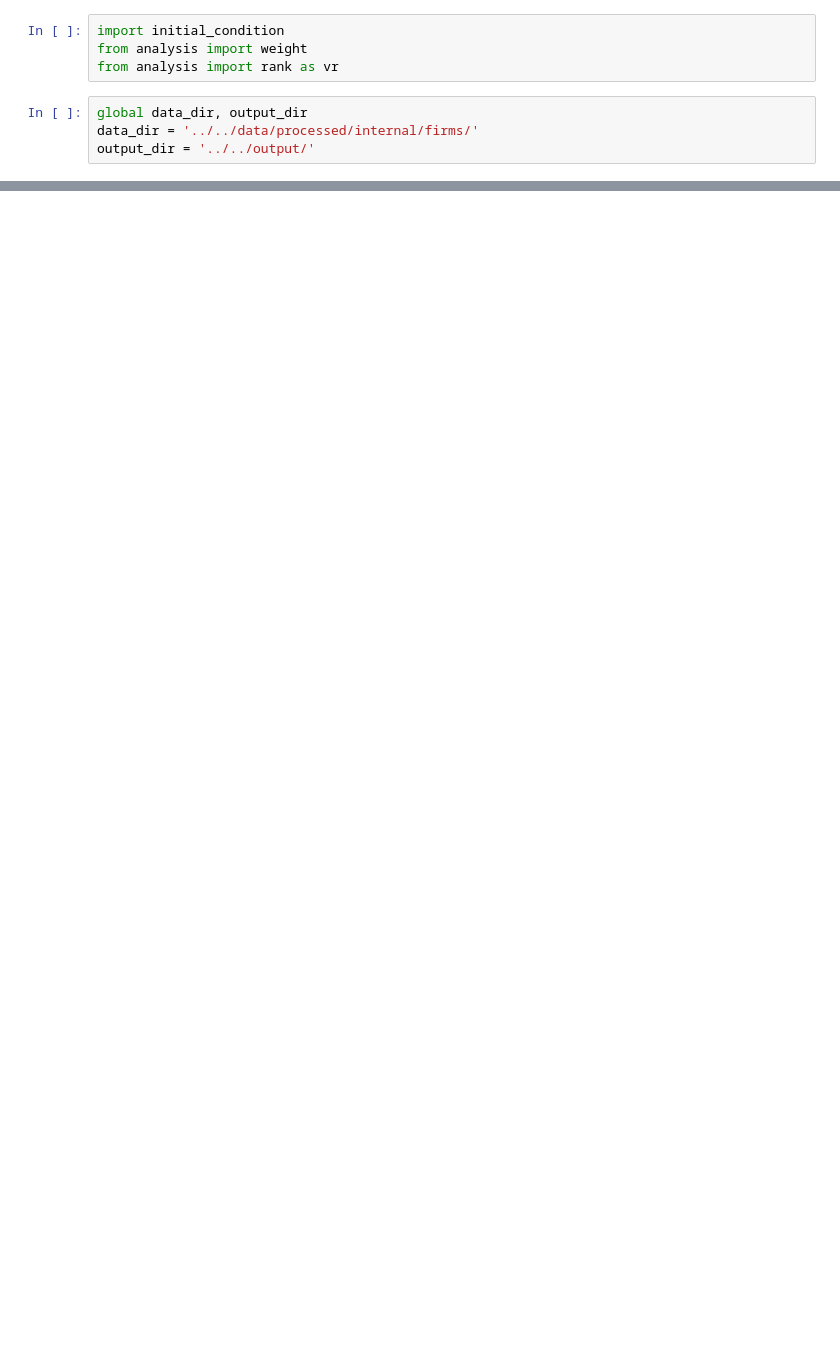
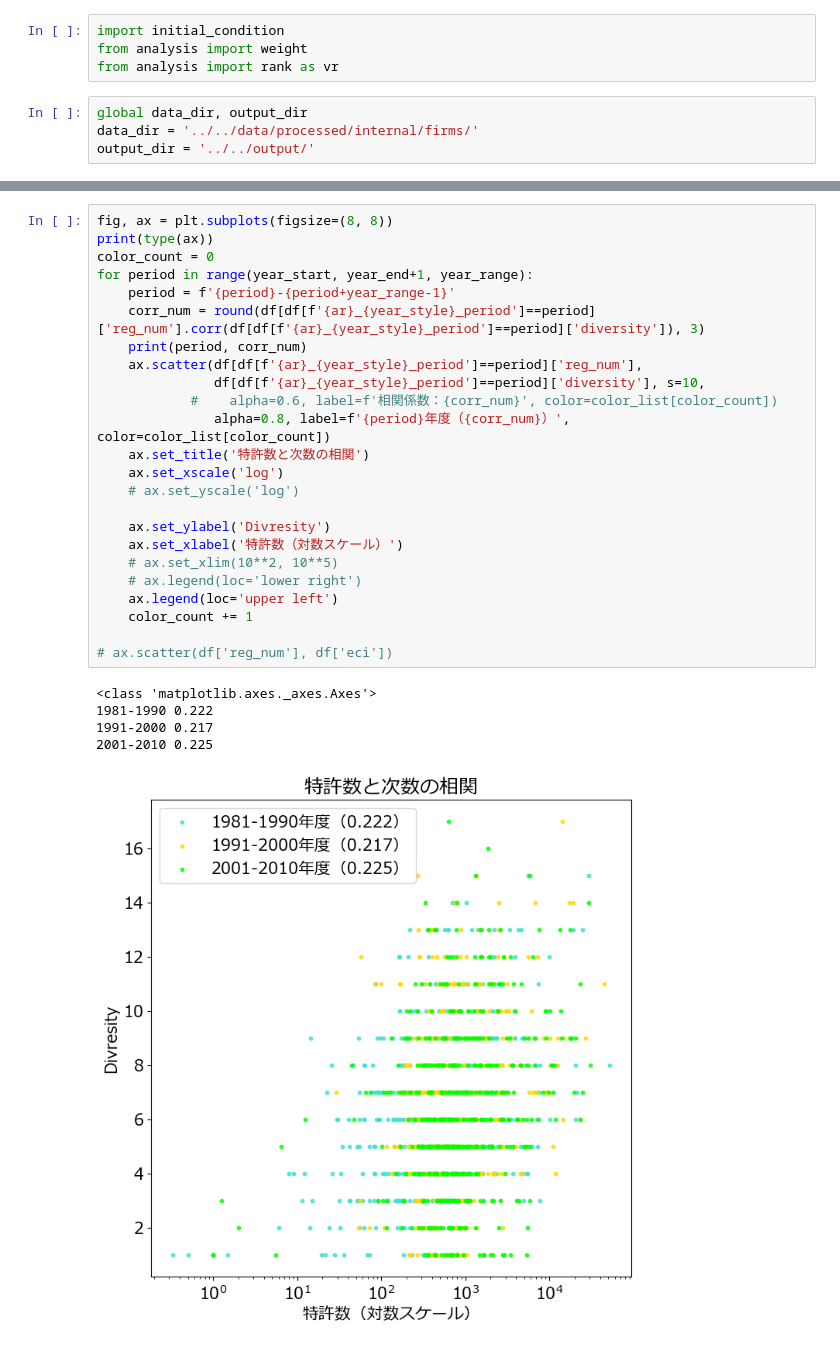
Before and after one commit to RintaroKARASHIMA/KCIinJapaneseFirms, a Jupyter notebook: notebooks/3_analysis/n5_RightPerson.ipynb, the cells around one changed output, grey strips where cells are left out. Saved outputs shown, nothing was run; the diff lists cells and outputs as text; blank space fills up the shorter version.

```diff
--- a/notebooks/3_analysis/n5_RightPerson.ipynb
+++ b/notebooks/3_analysis/n5_RightPerson.ipynb
@@ -55,0 +101,30 @@ df
+# %%
+fig, ax = plt.subplots(figsize=(8, 8))
+print(type(ax))
+color_count = 0
+for period in range(year_start, year_end+1, year_range):
+    period = f'{period}-{period+year_range-1}'
+    corr_num = round(df[df[f'{ar}_{year_style}_period']==period]['reg_num'].corr(df[df[f'{ar}_{year_style}_period']==period]['diversity']), 3)
+    print(period, corr_num)
+    ax.scatter(df[df[f'{ar}_{year_style}_period']==period]['reg_num'],
+               df[df[f'{ar}_{year_style}_period']==period]['diversity'], s=10,
+            #    alpha=0.6, label=f'相関係数：{corr_num}', color=color_list[color_count])
+               alpha=0.8, label=f'{period}年度（{corr_num}）', color=color_list[color_count])
+    ax.set_title('特許数と次数の相関')
+    ax.set_xscale('log')
+    # ax.set_yscale('log')
+
+    ax.set_ylabel('Divresity')
+    ax.set_xlabel('特許数（対数スケール）')
+    # ax.set_xlim(10**2, 10**5)
+    # ax.legend(loc='lower right')
+    ax.legend(loc='upper left')
+    color_count += 1
+
+# ax.scatter(df['reg_num'], df['eci'])
+# %% [output]
+<class 'matplotlib.axes._axes.Axes'>
+1981-1990 0.222
+1991-2000 0.217
+2001-2010 0.225
+[figure, added]
```
Also changed, not shown: parts of 15 cells of this notebook, 10 other files.
